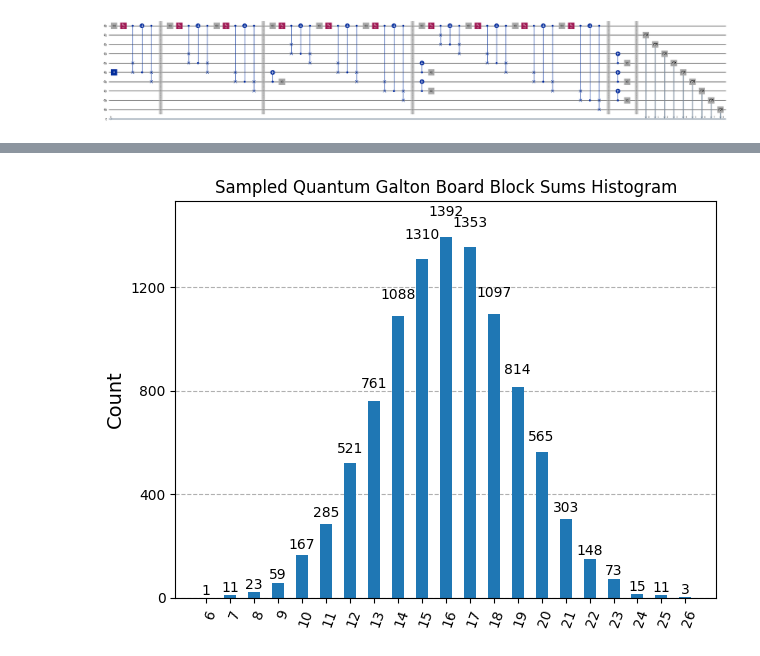
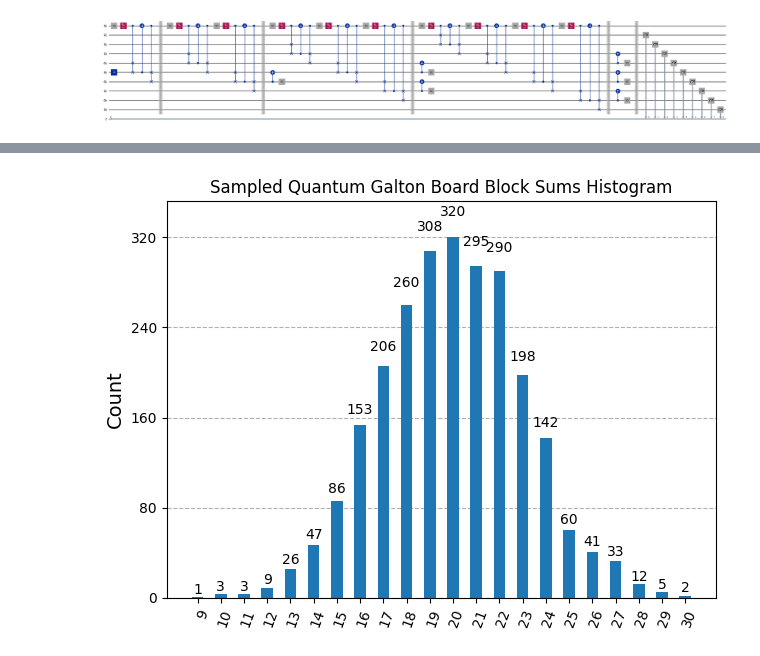
Before and after one commit to FipNad/Quantum-Galton-Board, a Jupyter notebook: QGB_Wiser_1_2_3.ipynb, the cells around one changed output, grey strips where cells are left out. Drawn from its saved outputs; the diff is of its cells as text; code cells hidden in the pictures.

```diff
--- a/QGB_Wiser_1_2_3.ipynb
+++ b/QGB_Wiser_1_2_3.ipynb
@@ -170,34 +206,46 @@ plot_histogram(h, title="Sampled Quantum Galton Board Histogram", bar_labels=Tru
 # %%
 def onehot_to_rights(bitstr: str, n_layers: int) -> int:
-    """
-    Map a one-hot position over L=2n+1 bits to the classical GB bin 0..n.
-    Qiskit memory strings are little-endian; reverse so c[0] is leftmost.
-    For an ideal QGB, only even positions are populated, so rights = j//2.
+    """Aergorithm to map a one-hot position over L=2n+1 bits to the classical GB bin 0..n.
+    Args:
+        bitstr (str): A one-hot encoded string of length L=2n+1.
+        n_layers (int): The number of layers in the Quantum Galton Board.
+    Returns:
+        int: The number of rights (0 to n_layers) corresponding to the one-hot position.
     """
     s = bitstr[::-1]               # align with c[0]..c[L-1]
     j = s.index("1")               # one '1' expected
     return j // 2
 
 def blocksums(vals, block=8):
+    """Compute the block sums of a list of values.
+    Args:
+        vals (list): List of values to compute block sums for.
+        block (int): Size of each block to sum.
+    Returns:
+        list: List of block sums.
+    """
+
     k = len(vals) - (len(vals) % block)  # drop tail
     return [sum(vals[i:i+block]) for i in range(0, k, block)]
 
 def compute_block_sums(N: int, block_size: int, mems: Iterable[str]) -> Dict[int, int]:
+    """Compute the block sums of the one-hot encoded memory strings from the QGB simulation.
+    Args:
+        N (int): Number of layers in the Quantum Galton Board.
+        block_size (int): Size of each block to sum.
+        mems (Iterable[str]): Iterable of one-hot encoded memory strings from the QGB simulation.
+    Returns:
+        Dict[int, int]: A dictionary where keys are the block sums and values are their counts.
     """
-    Compute the block sums of one-hot position strings in mems.
-    Each string is length L=2N+1, and we sum over blocks of size 8.
-    """
-    # Convert each one-hot string to the number of rights (0..N)
-    # and then compute the block sums.
     from collections import Counter
     per_shot_vals = [onehot_to_rights(b, N) for b in mems]  # each in {0,1,2,...,N}
     block8_sums = blocksums(per_shot_vals, block=block_size)  # each in {0..8N}
     return Counter(block8_sums)
-
-hist32 = compute_block_sums(5, block_size=8, mems=mems)
-# %%
-plot_histogram(hist32, title="Sampled Quantum Galton Board Block Sums Histogram")
-# %% [output]
-[figure, removed]
+# %%
+N = 6
+hist32_res_uniform_6_layer = compute_block_sums(N, block_size=8, mems=res_uniform_6_layer_mems)
+plot_histogram(hist32_res_uniform_6_layer, title="Sampled Quantum Galton Board Block Sums Histogram")
+# %% [output]
+[figure, added]
 # %%
 def compare_histogram_with_normal_distribution(hist: Dict[int, int], n_layers: int, shots: int, block_size: int = 8):
```
Also changed, not shown: parts of 33 cells of this notebook.
